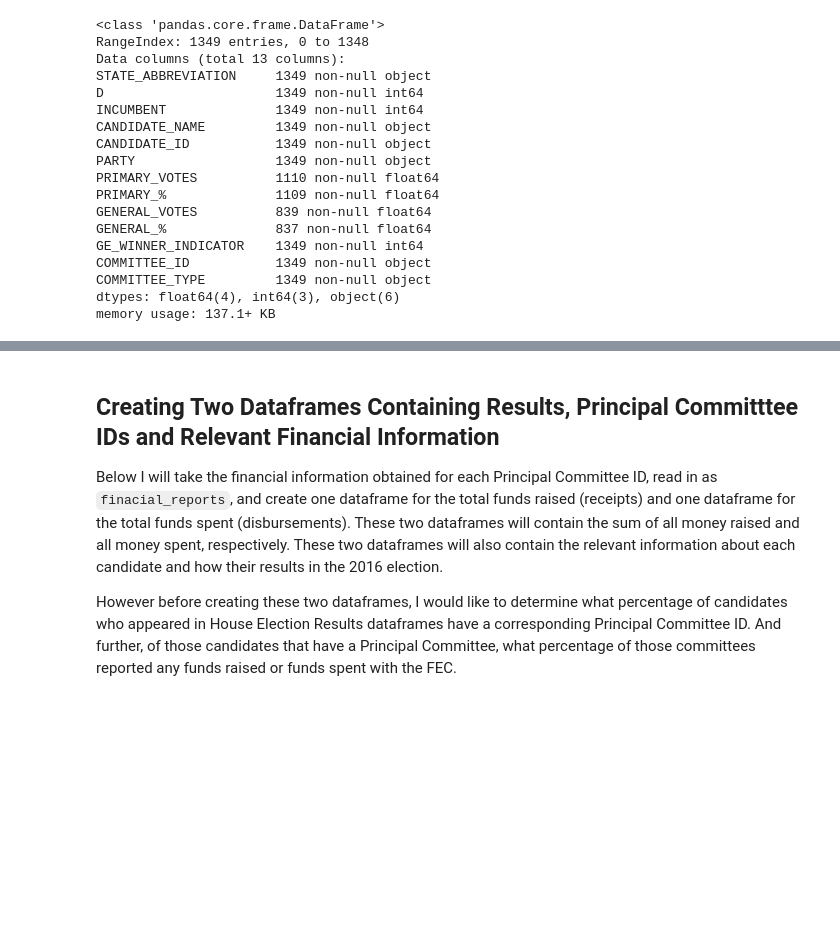
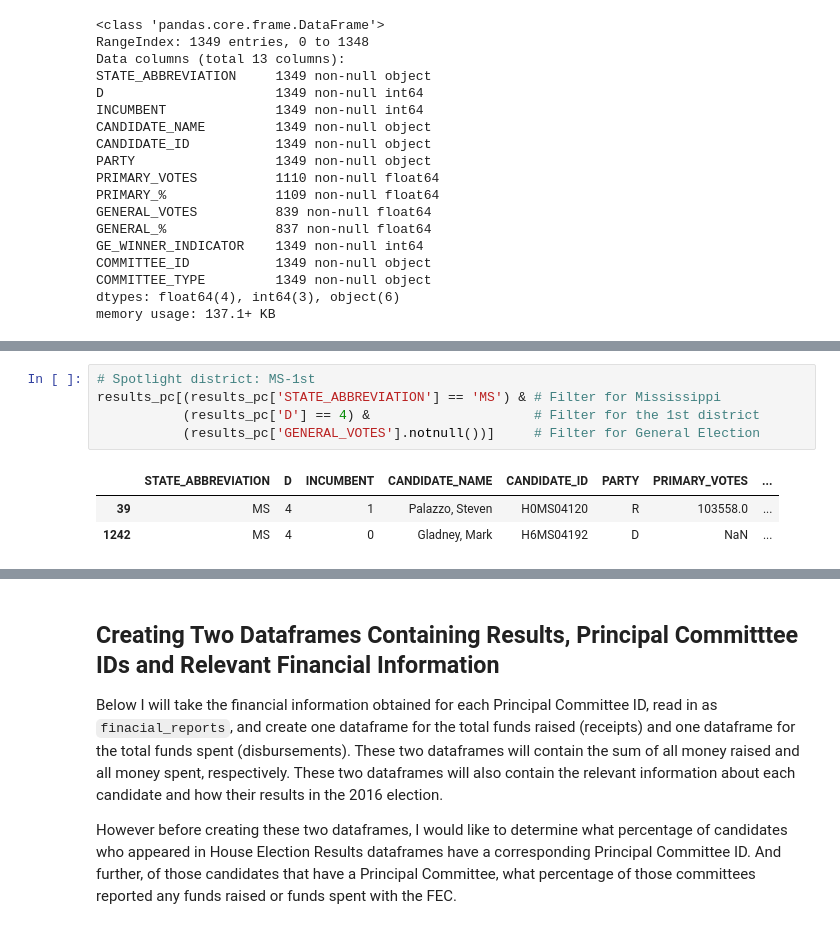
Before and after one commit to iameskild/electionfinances, a Jupyter notebook: data_analysis.ipynb, the cells around one changed output, grey strips where cells are left out. Drawn from its saved outputs; the diff is of its cells as text; blank space fills up the shorter version.

```diff
--- a/data_analysis.ipynb
+++ b/data_analysis.ipynb
@@ -172,0 +194,9 @@ memory usage: 137.1+ KB
+# %%
+# Spotlight district: MS-1st
+results_pc[(results_pc['STATE_ABBREVIATION'] == 'MS') & # Filter for Mississippi
+           (results_pc['D'] == 4) &                     # Filter for the 1st district
+           (results_pc['GENERAL_VOTES'].notnull())]     # Filter for General Election
+# %% [output]
+|  | STATE_ABBREVIATION | D | INCUMBENT | CANDIDATE_NAME | CANDIDATE_ID | PARTY | PRIMARY_VOTES | ... |
+| 39 | MS | 4 | 1 | Palazzo, Steven | H0MS04120 | R | 103558.0 | ... |
+| 1242 | MS | 4 | 0 | Gladney, Mark | H6MS04192 | D | NaN | ... |
```
Also changed, not shown: parts of 15 cells of this notebook, 6 other files.
